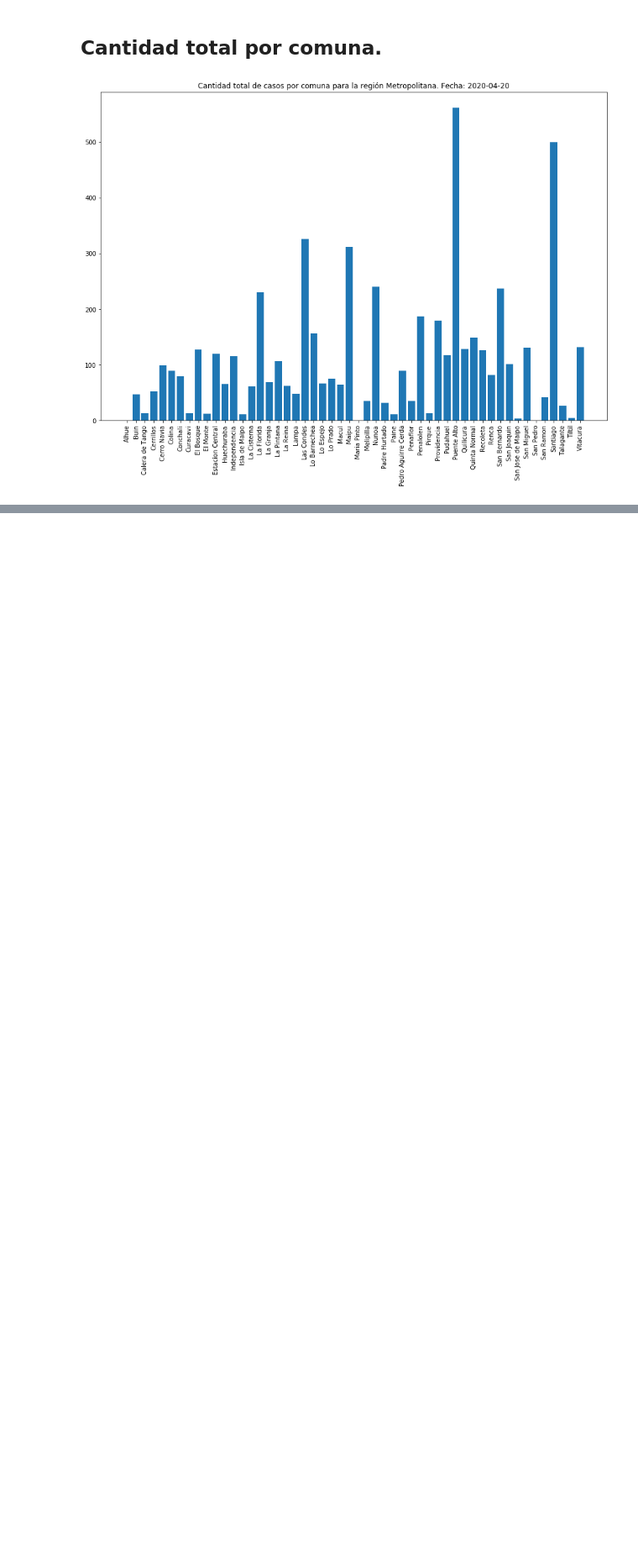
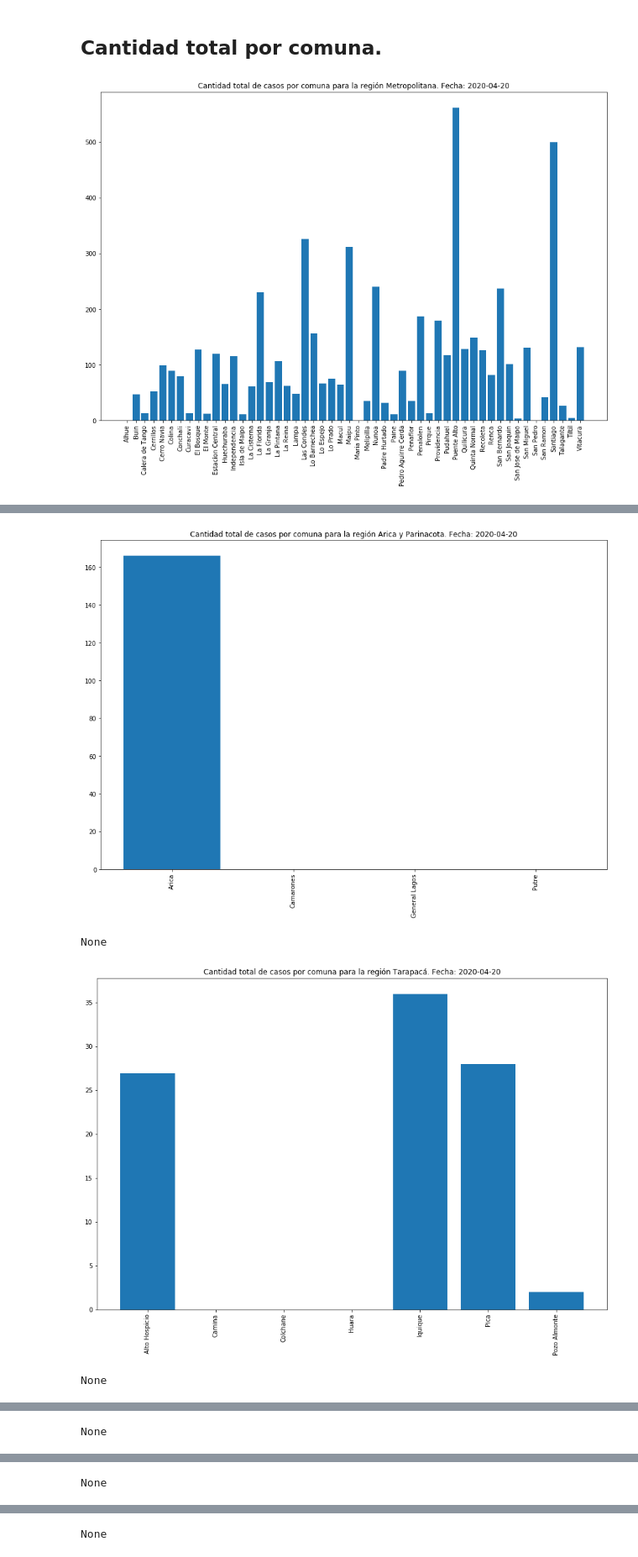
Before and after one commit to patricionicolas/Covid-19-Chile, a Jupyter notebook: Contagios por región.ipynb, the cells around one changed output, grey strips where cells are left out. Shown at 84% size. Drawn from its saved outputs; the diff is of its cells as text; code cells hidden in the pictures; blank space fills up the shorter version.

```diff
--- a/Contagios por región.ipynb
+++ b/Contagios por región.ipynb
@@ -42,0 +43,8 @@ interactive(children=(Dropdown(description='region', options=('Arica y Parinacot
+# %%
+for r in data["Region"].unique():
+    print (cantidad_total_comuna(r))
+# %% [output]
+[figure, added]
+None
+[figure, added]
+None
@@ -42,0 +52 @@ interactive(children=(Dropdown(description='region', options=('Arica y Parinacot
+None
@@ -42,0 +54 @@ interactive(children=(Dropdown(description='region', options=('Arica y Parinacot
+None
@@ -42,0 +56 @@ interactive(children=(Dropdown(description='region', options=('Arica y Parinacot
+None
```
Also changed, not shown: parts of 2 cells of this notebook.
